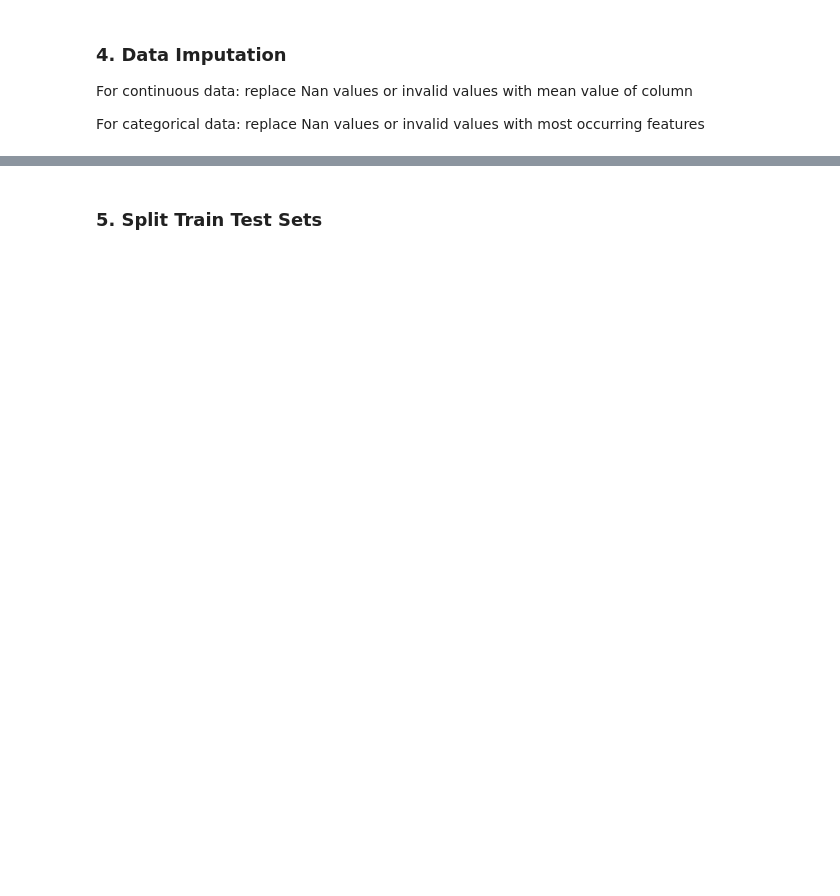
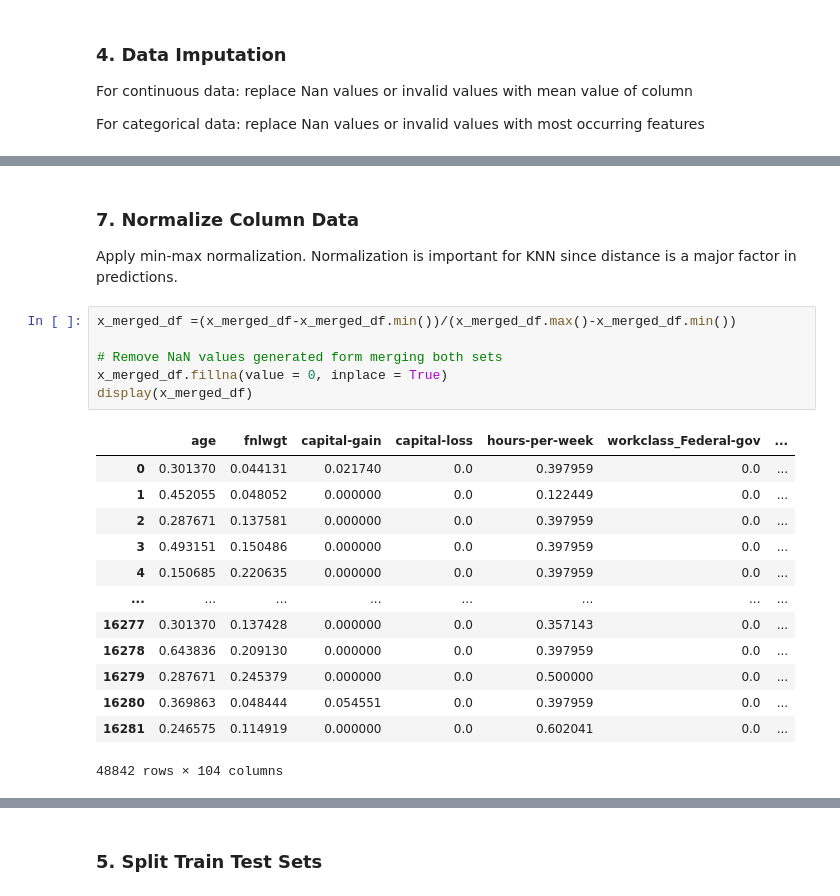
Before and after one commit to chrismartel/COMP551, a Jupyter notebook: projects/p1/adult_salary.ipynb, the cells around one changed output, grey strips where cells are left out. Drawn from its saved outputs; the diff is of its cells as text; blank space fills up the shorter version.

```diff
--- a/projects/p1/adult_salary.ipynb
+++ b/projects/p1/adult_salary.ipynb
@@ -184,0 +223,24 @@ test_df = my_preprocessing.imputation(test_df, invalid_entries_dict)
+# %% [markdown]
+### 7. Normalize Column Data
+
+Apply min-max normalization. Normalization is important for KNN since distance is a major factor in predictions.
+# %%
+x_merged_df =(x_merged_df-x_merged_df.min())/(x_merged_df.max()-x_merged_df.min())
+
+# Remove NaN values generated form merging both sets
+x_merged_df.fillna(value = 0, inplace = True)
+display(x_merged_df)
+# %% [output]
+|  | age | fnlwgt | capital-gain | capital-loss | hours-per-week | workclass_Federal-gov | ... |
+| 0 | 0.301370 | 0.044131 | 0.021740 | 0.0 | 0.397959 | 0.0 | ... |
+| 1 | 0.452055 | 0.048052 | 0.000000 | 0.0 | 0.122449 | 0.0 | ... |
+| 2 | 0.287671 | 0.137581 | 0.000000 | 0.0 | 0.397959 | 0.0 | ... |
+| 3 | 0.493151 | 0.150486 | 0.000000 | 0.0 | 0.397959 | 0.0 | ... |
+| 4 | 0.150685 | 0.220635 | 0.000000 | 0.0 | 0.397959 | 0.0 | ... |
+| ... | ... | ... | ... | ... | ... | ... | ... |
+| 16277 | 0.301370 | 0.137428 | 0.000000 | 0.0 | 0.357143 | 0.0 | ... |
+| 16278 | 0.643836 | 0.209130 | 0.000000 | 0.0 | 0.397959 | 0.0 | ... |
+| 16279 | 0.287671 | 0.245379 | 0.000000 | 0.0 | 0.500000 | 0.0 | ... |
+| 16280 | 0.369863 | 0.048444 | 0.054551 | 0.0 | 0.397959 | 0.0 | ... |
+| 16281 | 0.246575 | 0.114919 | 0.000000 | 0.0 | 0.602041 | 0.0 | ... |
+48842 rows × 104 columns
```
Also changed, not shown: parts of 18 cells of this notebook.
